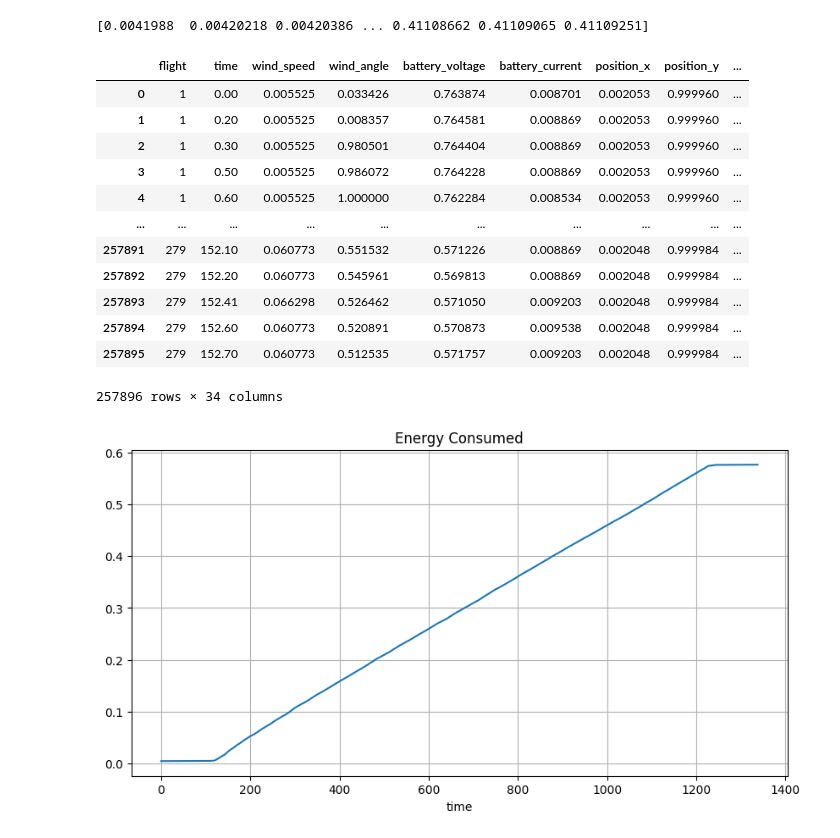
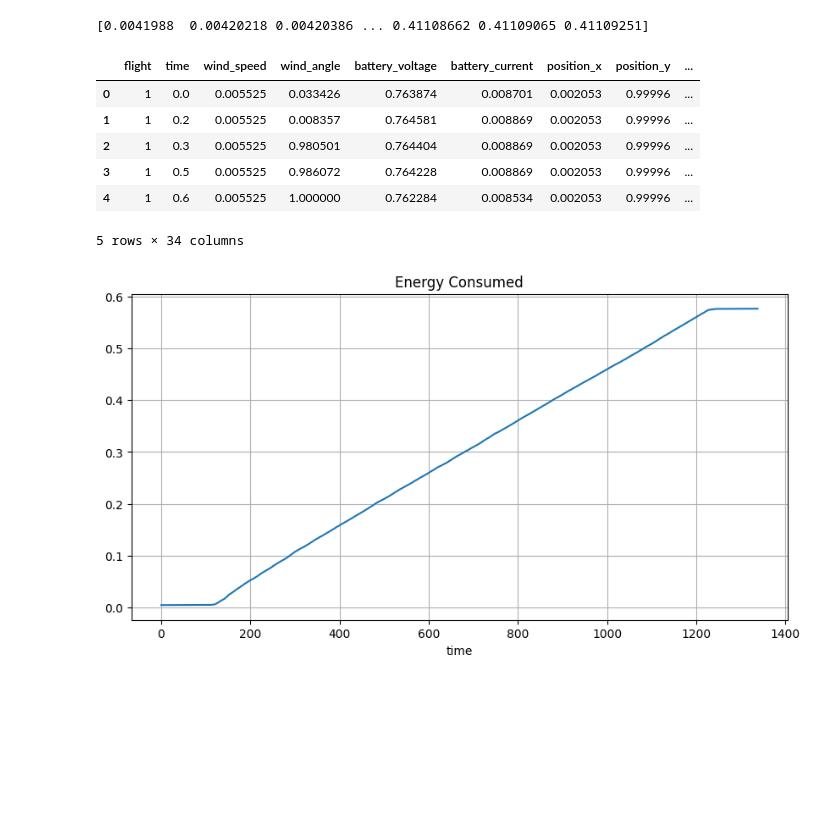
Before and after one commit to LeoLi23/553-ev-project, a Jupyter notebook: main.ipynb, the cells around one changed output. Cells and saved outputs as stored; diff of their text form; code cells hidden in the pictures; blank space fills up the shorter version.

```diff
--- a/main.ipynb
+++ b/main.ipynb
@@ -9,21 +9,15 @@ features = getFeatures()
 # %% [output]
 [0.0041988  0.00420218 0.00420386 ... 0.41108662 0.41109065 0.41109251]
 # %%
-data
+data.head()
 # %% [output]
 |  | flight | time | wind_speed | wind_angle | battery_voltage | battery_current | position_x | position_y | ... |
-| 0 | 1 | 0.00 | 0.005525 | 0.033426 | 0.763874 | 0.008701 | 0.002053 | 0.999960 | ... |
-| 1 | 1 | 0.20 | 0.005525 | 0.008357 | 0.764581 | 0.008869 | 0.002053 | 0.999960 | ... |
-| 2 | 1 | 0.30 | 0.005525 | 0.980501 | 0.764404 | 0.008869 | 0.002053 | 0.999960 | ... |
-| 3 | 1 | 0.50 | 0.005525 | 0.986072 | 0.764228 | 0.008869 | 0.002053 | 0.999960 | ... |
-| 4 | 1 | 0.60 | 0.005525 | 1.000000 | 0.762284 | 0.008534 | 0.002053 | 0.999960 | ... |
-| ... | ... | ... | ... | ... | ... | ... | ... | ... | ... |
-| 257891 | 279 | 152.10 | 0.060773 | 0.551532 | 0.571226 | 0.008869 | 0.002048 | 0.999984 | ... |
-| 257892 | 279 | 152.20 | 0.060773 | 0.545961 | 0.569813 | 0.008869 | 0.002048 | 0.999984 | ... |
-| 257893 | 279 | 152.41 | 0.066298 | 0.526462 | 0.571050 | 0.009203 | 0.002048 | 0.999984 | ... |
-| 257894 | 279 | 152.60 | 0.060773 | 0.520891 | 0.570873 | 0.009538 | 0.002048 | 0.999984 | ... |
-| 257895 | 279 | 152.70 | 0.060773 | 0.512535 | 0.571757 | 0.009203 | 0.002048 | 0.999984 | ... |
+| 0 | 1 | 0.0 | 0.005525 | 0.033426 | 0.763874 | 0.008701 | 0.002053 | 0.99996 | ... |
+| 1 | 1 | 0.2 | 0.005525 | 0.008357 | 0.764581 | 0.008869 | 0.002053 | 0.99996 | ... |
+| 2 | 1 | 0.3 | 0.005525 | 0.980501 | 0.764404 | 0.008869 | 0.002053 | 0.99996 | ... |
+| 3 | 1 | 0.5 | 0.005525 | 0.986072 | 0.764228 | 0.008869 | 0.002053 | 0.99996 | ... |
+| 4 | 1 | 0.6 | 0.005525 | 1.000000 | 0.762284 | 0.008534 | 0.002053 | 0.99996 | ... |
-257896 rows × 34 columns
+5 rows × 34 columns
 # %%
 plot_column(data[data["flight"] == 1], "energy_consumed")
 # %% [output]
```
Also changed, not shown: parts of 2 cells of this notebook, 1 other file.
